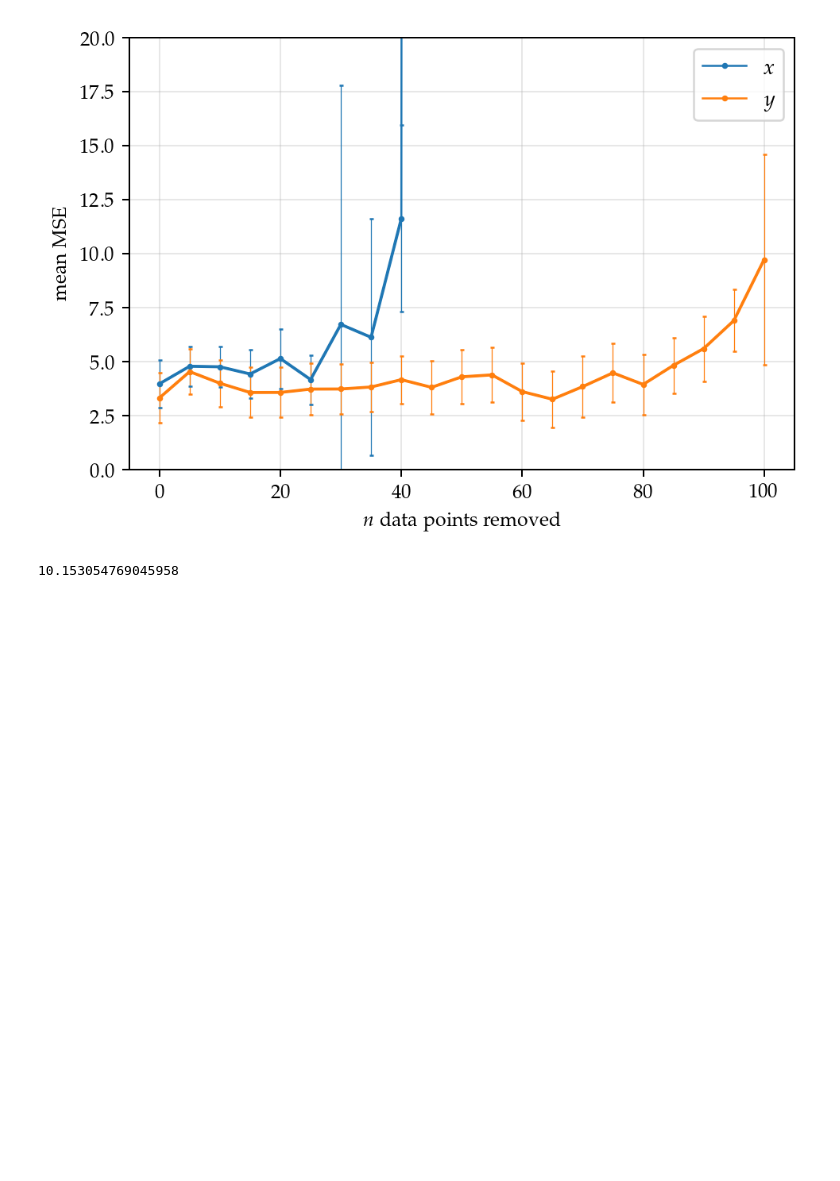
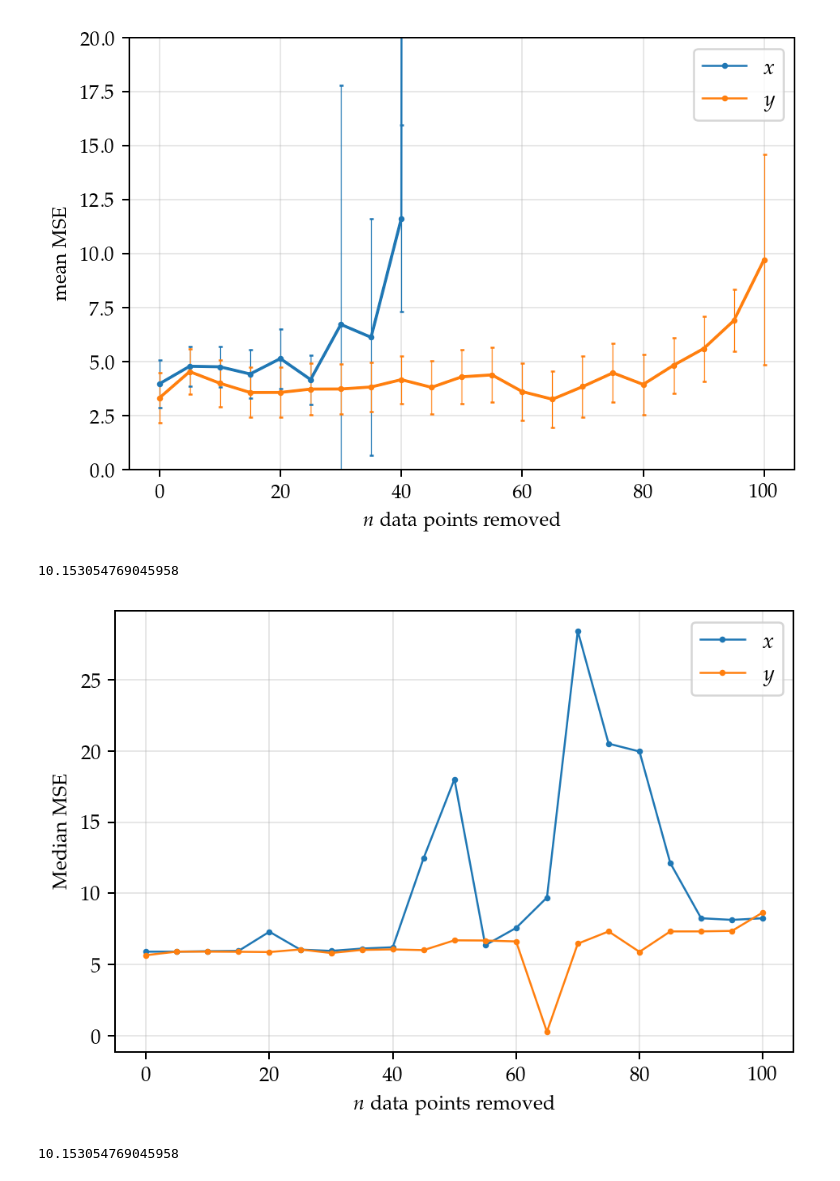
Before and after one commit to Maloup/stochastic-simulation-assignment3, a Jupyter notebook: Data point removal.ipynb, the cells around one changed output. Saved outputs shown, nothing was run; the diff lists cells and outputs as text; code cells hidden in the pictures; blank space fills up the shorter version.

Commit message:
Add median plot to data removal

```diff
--- a/Data point removal.ipynb
+++ b/Data point removal.ipynb
@@ -148,6 +147,24 @@ plt.show()
  3.60709035 3.25282642 3.83839278 4.47590865 3.93876325 4.82293743
  5.59961142 6.89761172 9.72428652]
 [figure]
+# %%
+datasets = [datasets_x, datasets_y]
+costs = [costs_x, costs_y]
+colors = ["tab:blue", "tab:orange"]
+original_MSE = int_cost_lotka_volterra([1, 1, 1, 1], P, t)
+print(original_MSE)
+for i in range(len(datasets)):
+    median = np.median(costs[i], axis = 1)
+    x = [get_n_removed_points(p) for p in datasets[i]]
+    plt.plot(x, median, marker="o", markersize = 2, linewidth=1, color = colors[i], label=f"{['$x$', '$y$'][i]}")
+plt.grid(alpha=0.3)
+plt.ylabel("Median MSE")
+plt.xlabel("$n$ data points removed")
+plt.legend()
+plt.show()
+# %% [output]
+10.153054769045958
+[figure, added]
 # %%
 datasets = [datasets_x, datasets_y]
 costs = [costs_x, costs_y]
```
Also changed, not shown: parts of 2 cells of this notebook, 1 other file.
